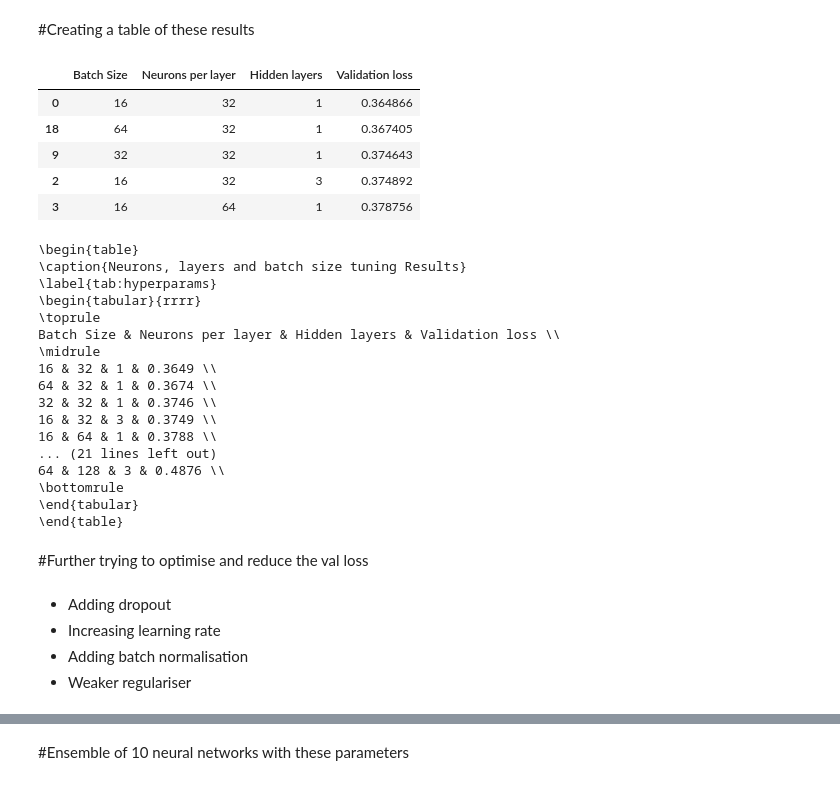
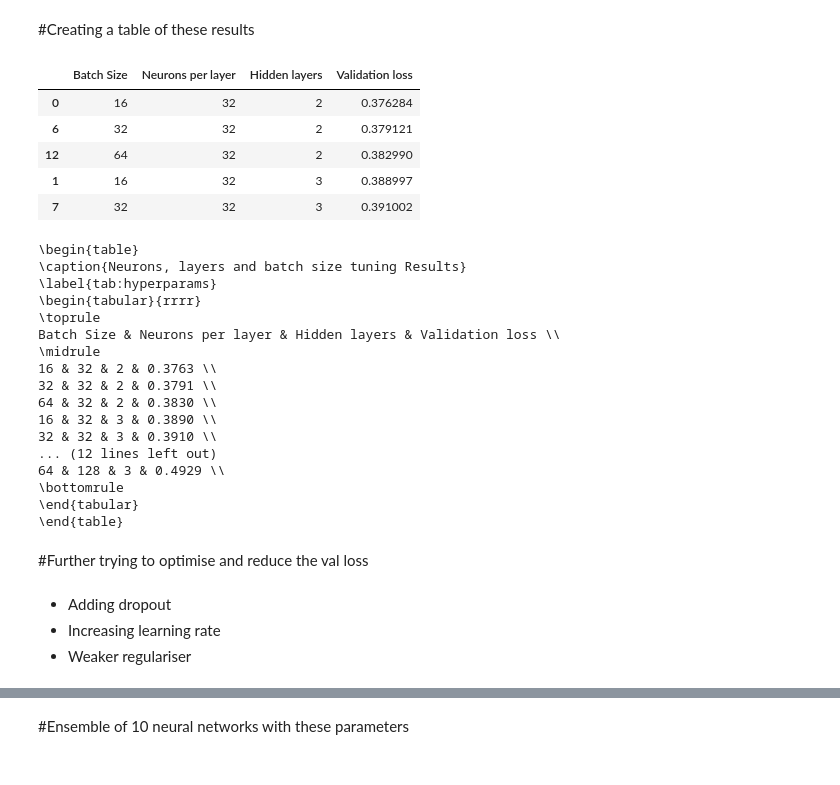
Before and after one commit to josephasal/cosmo_inference, a Jupyter notebook: neural_network/nn_training.ipynb, the cells around one changed output, grey strips where cells are left out. Cells and saved outputs as stored; diff of their text form; code cells hidden in the pictures.

```diff
--- a/neural_network/nn_training.ipynb
+++ b/neural_network/nn_training.ipynb
@@ -298,5 +300,9 @@ plt.show()
 # %%
 from sklearn.model_selection import ParameterGrid
+import tensorflow as tf
+from tensorflow.keras import layers, models, regularizers
+from tensorflow.keras.optimizers import Adam
+from tensorflow.keras.callbacks import EarlyStopping
 
 #fix these parameters, we arent tuning them
 global_learning_rate = 1e-4
@@ -314,6 +320,8 @@ def build_nn(num_layers, neurons, learning_rate = global_learning_rate, l2_reg =
     model.add(layers.Dense(neurons, activation = 'relu', kernel_regularizer = regularizers.l2(l2_reg)))
     model.add(layers.BatchNormalization())
 
+
+
   #last layer gives two valus omega m and h
   model.add(layers.Dense(2))
 
@@ -325,7 +333,7 @@ def build_nn(num_layers, neurons, learning_rate = global_learning_rate, l2_reg =
 
 #parameter grid
 param_grid = {
-    'num_layers':[1,2,3],
+    'num_layers':[2,3],
     'neurons':[32,64,128],
     'batch_size':[16,32,64]
 
@@ -353,7 +361,7 @@ for i, params in enumerate(grid):
                            epochs = 100,
                            batch_size = params['batch_size'],
                            validation_data = (X_val_scaled, Y_val_scaled),
-                           callbacks = [early_stopping])
+                           callbacks = [early_stopping], verbose = 0)
   #best val loss record
   best_val_loss = min(history.history['val_loss'])
   results[tuple(params.items())] = best_val_loss
@@ -389,36 +397,36 @@ Best combination is 1 hidden layer with 32 neurons
 # %%
 results_list = []
 for param_tuple, val_loss in results.items():
   param_dictionary = dict(param_tuple)
   param_dictionary['val_loss'] = val_loss
   results_list.append(param_dictionary)
 
 #make a dataframe
 parameter_results = pd.DataFrame(results_list)
 
 #sort by validation loss
 parameter_results = parameter_results.sort_values(by = 'val_loss')
 
 #rename columns to look nicer
 parameter_results.rename(columns = {
     'num_layers': 'Hidden layers',
     'neurons': 'Neurons per layer',
     'batch_size': 'Batch Size',
     'val_loss': 'Validation loss'
 
 }, inplace = True)
 
 #convert to csv
-parameter_results.to_csv('Layer_neuron_tuning_results', index = False)
+parameter_results.to_csv('Layer_neuron_tuning_results2', index = False)
 
 parameter_results.head()
 # %% [output]
 |  | Batch Size | Neurons per layer | Hidden layers | Validation loss |
-| 0 | 16 | 32 | 1 | 0.364866 |
-| 18 | 64 | 32 | 1 | 0.367405 |
-| 9 | 32 | 32 | 1 | 0.374643 |
-| 2 | 16 | 32 | 3 | 0.374892 |
-| 3 | 16 | 64 | 1 | 0.378756 |
+| 0 | 16 | 32 | 2 | 0.376284 |
+| 6 | 32 | 32 | 2 | 0.379121 |
+| 12 | 64 | 32 | 2 | 0.382990 |
+| 1 | 16 | 32 | 3 | 0.388997 |
+| 7 | 32 | 32 | 3 | 0.391002 |
 # %%
 #exporting to latex
 latex_table = parameter_results.to_latex(index=False,
@@ -434,13 +442,13 @@ print(latex_table)
 \toprule
 Batch Size & Neurons per layer & Hidden layers & Validation loss \\
 \midrule
-16 & 32 & 1 & 0.3649 \\
-64 & 32 & 1 & 0.3674 \\
-32 & 32 & 1 & 0.3746 \\
-16 & 32 & 3 & 0.3749 \\
-16 & 64 & 1 & 0.3788 \\
-... (21 lines left out)
-64 & 128 & 3 & 0.4876 \\
+16 & 32 & 2 & 0.3763 \\
+32 & 32 & 2 & 0.3791 \\
+64 & 32 & 2 & 0.3830 \\
+16 & 32 & 3 & 0.3890 \\
+32 & 32 & 3 & 0.3910 \\
+... (12 lines left out)
+64 & 128 & 3 & 0.4929 \\
 \bottomrule
 \end{tabular}
 \end{table}
@@ -449,7 +457,6 @@ Batch Size & Neurons per layer & Hidden layers & Validation loss \\
 # %% [markdown]
 * Adding dropout
 * Increasing learning rate
-* Adding batch normalisation
 * Weaker regulariser
 # %%
 
```
Also changed, not shown: parts of 17 cells of this notebook.
